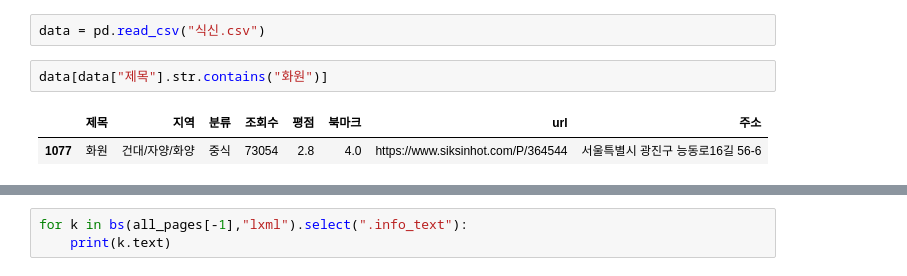
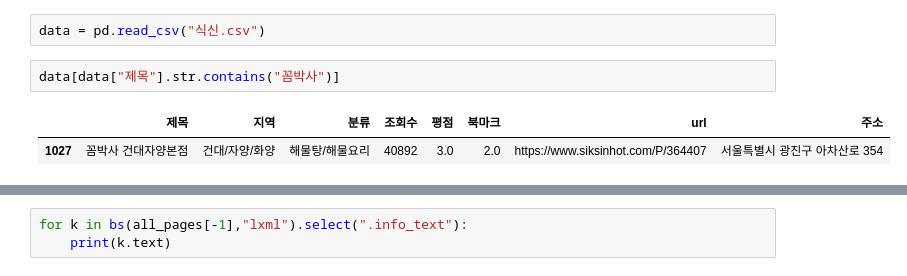
Before and after one commit to RyeonJeong/data_analyst, a Jupyter notebook: 데이터분석/self_practice/식신_크롤링.ipynb, the cells around one changed output, grey strips where cells are left out. Cells and saved outputs as stored; diff of their text form.

```diff
--- a/데이터분석/self_practice/식신_크롤링.ipynb
+++ b/데이터분석/self_practice/식신_크롤링.ipynb
@@ -102,8 +102,8 @@ NameError: name 'data' is not defined
 # %%
 data = pd.read_csv("식신.csv")
 # %%
-data[data["제목"].str.contains("화원")]
+data[data["제목"].str.contains("꼼박사")]
 # %% [output]
 |  | 제목 | 지역 | 분류 | 조회수 | 평점 | 북마크 | url | 주소 |
-| 1077 | 화원 | 건대/자양/화양 | 중식 | 73054 | 2.8 | 4.0 | https://www.siksinhot.com/P/364544 | 서울특별시 광진구 능동로16길 56-6 |
+| 1027 | 꼼박사 건대자양본점 | 건대/자양/화양 | 해물탕/해물요리 | 40892 | 3.0 | 2.0 | https://www.siksinhot.com/P/364407 | 서울특별시 광진구 아차산로 354 |
 # %%
```
Also changed, not shown: parts of 15 cells of this notebook.
